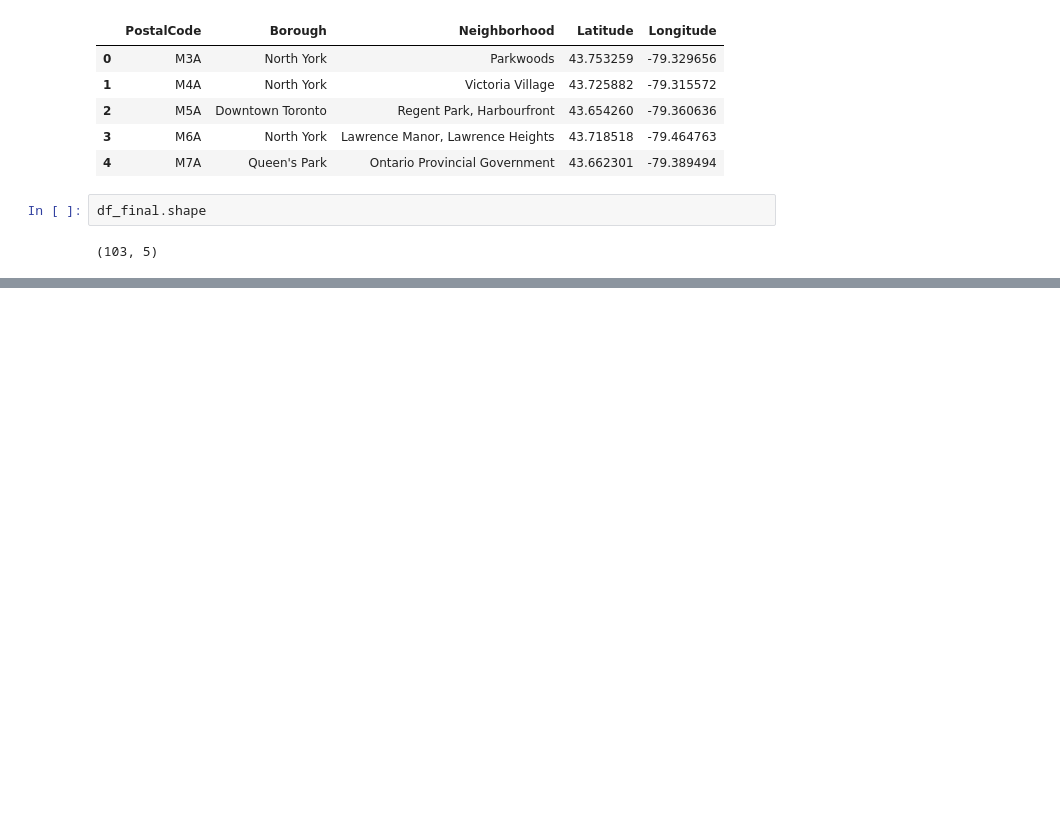
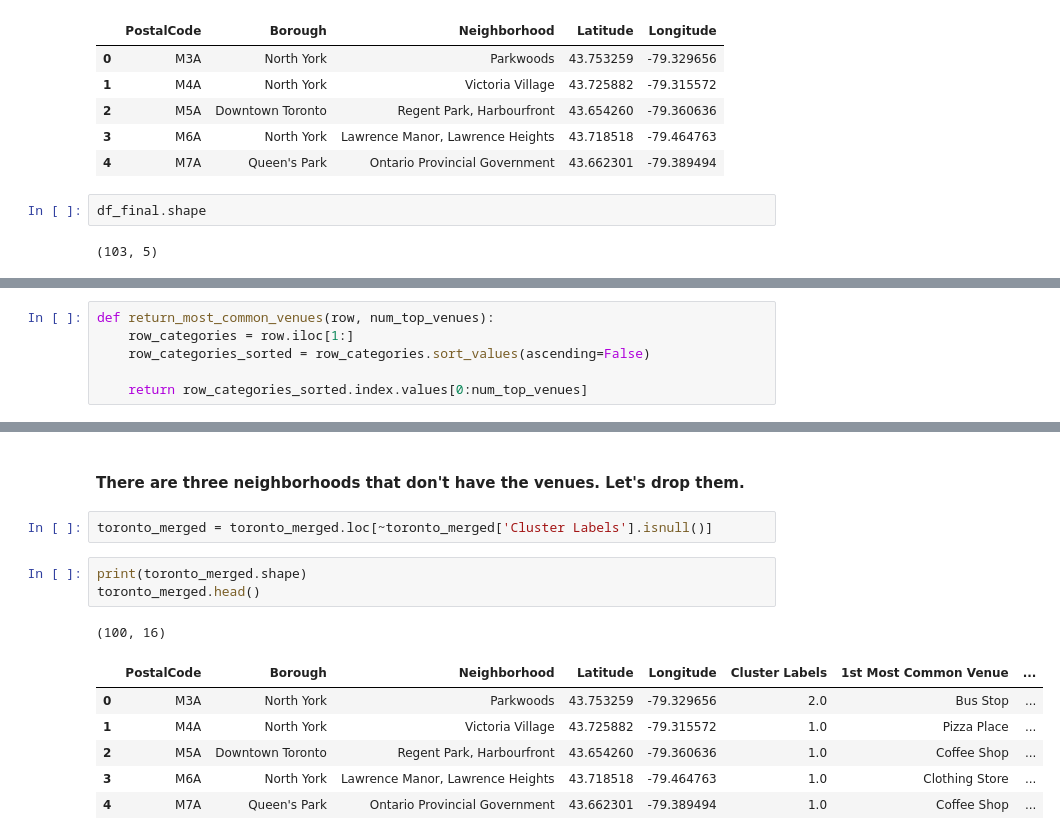
Before and after one commit to XinyaXu2332/Applied-Data-Science-Capstone, a Jupyter notebook: Neighborhoods_in_Toronto.ipynb, the cells around one changed output, grey strips where cells are left out. Drawn from its saved outputs; the diff is of its cells as text; blank space fills up the shorter version.

```diff
--- a/Neighborhoods_in_Toronto.ipynb
+++ b/Neighborhoods_in_Toronto.ipynb
@@ -103,0 +241,6 @@ df_final.shape
+# %%
+def return_most_common_venues(row, num_top_venues):
+    row_categories = row.iloc[1:]
+    row_categories_sorted = row_categories.sort_values(ascending=False)
+
+    return row_categories_sorted.index.values[0:num_top_venues]
@@ -103,0 +313,15 @@ df_final.shape
+# %% [markdown]
+#### There are three neighborhoods that don't have the venues. Let's drop them.
+# %%
+toronto_merged = toronto_merged.loc[~toronto_merged['Cluster Labels'].isnull()]
+# %%
+print(toronto_merged.shape)
+toronto_merged.head()
+# %% [output]
+(100, 16)
+|  | PostalCode | Borough | Neighborhood | Latitude | Longitude | Cluster Labels | 1st Most Common Venue | ... |
+| 0 | M3A | North York | Parkwoods | 43.753259 | -79.329656 | 2.0 | Bus Stop | ... |
+| 1 | M4A | North York | Victoria Village | 43.725882 | -79.315572 | 1.0 | Pizza Place | ... |
+| 2 | M5A | Downtown Toronto | Regent Park, Harbourfront | 43.654260 | -79.360636 | 1.0 | Coffee Shop | ... |
+| 3 | M6A | North York | Lawrence Manor, Lawrence Heights | 43.718518 | -79.464763 | 1.0 | Clothing Store | ... |
+| 4 | M7A | Queen's Park | Ontario Provincial Government | 43.662301 | -79.389494 | 1.0 | Coffee Shop | ... |
```
Also changed, not shown: parts of 31 cells of this notebook.
